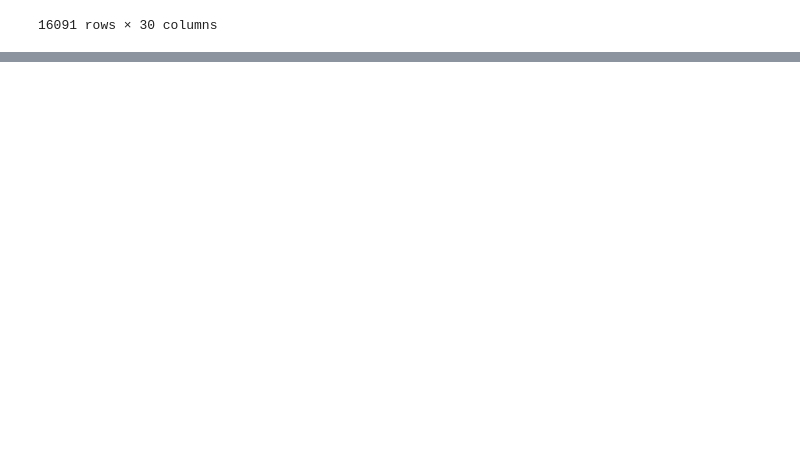
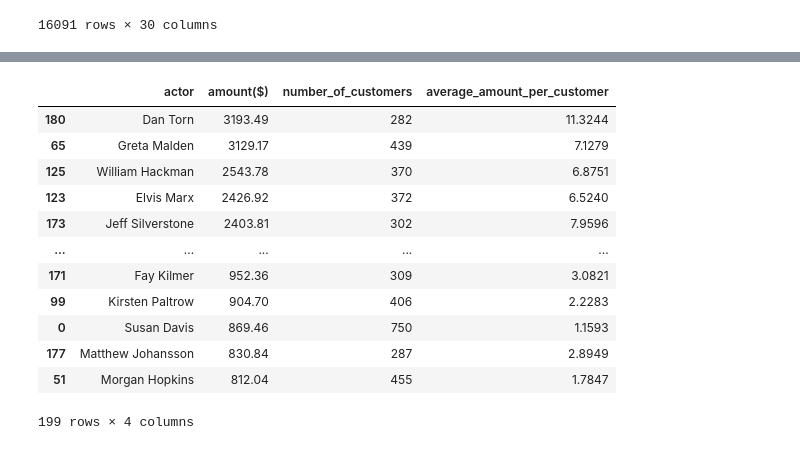
Before and after one commit to vick998/Banzae-py, a Jupyter notebook: Top5s.ipynb, the cells around one changed output, grey strips where cells are left out. Cells and saved outputs as stored; diff of their text form; code cells hidden in the pictures; blank space fills up the shorter version.

```diff
--- a/Top5s.ipynb
+++ b/Top5s.ipynb
@@ -194,3 +209,7 @@ m3_4
 | 16089 | 1000 | Zorro Ark | A Intrepid Panorama of a Mad Scie... | 2006 | 1 | 3 | 4.99 | 50 | ... |
 | 16090 | 1000 | Zorro Ark | A Intrepid Panorama of a Mad Scie... | 2006 | 1 | 3 | 4.99 | 50 | ... |
 16091 rows × 30 columns
+# %%
+m1['actor_name'] = m1.first_name + " " + m1.last_name
+m1 = m1.drop(columns = ['first_name', 'last_name'])
+m1
@@ -196,0 +230,34 @@ m3_4
+# %%
+master1 = m1.copy()
+master1 = master1.drop(columns = ['description','release_year','language_id','rental_duration','rental_rate','length','replacement_cost','rating'])
+master1 = master1.drop(columns = ['special_features','fulltext','inventory_id','store_id','rental_id','rental_date','return_date','staff_id'])
+master1 = master1.dropna(axis=0)
+m1s1 = master1.actor_name.value_counts()
+m1s2 = master1.groupby('actor_name')['amount'].sum()
+m1s3 = pd.Series(data = (m1s2.values/m1s1.values), index=m1s1.index)
+m1s4d = list()
+for i in m1s3.values:
+    m1s4d.append(round(i,4))
+m1s4 = pd.Series(data = m1s4d, index=m1s1.index)
+d1f = {
+    'actor' : m1s1.index,
+    'amount($)' : m1s2.values,
+    'number_of_customers' : m1s1.values,
+    'average_amount_per_customer' : m1s4.values
+}
+master1f = pd.DataFrame(data=d1f)
+master1f.sort_values('amount($)',ascending=False)
+# %% [output]
+|  | actor | amount($) | number_of_customers | average_amount_per_customer |
+| 180 | Dan Torn | 3193.49 | 282 | 11.3244 |
+| 65 | Greta Malden | 3129.17 | 439 | 7.1279 |
+| 125 | William Hackman | 2543.78 | 370 | 6.8751 |
+| 123 | Elvis Marx | 2426.92 | 372 | 6.5240 |
+| 173 | Jeff Silverstone | 2403.81 | 302 | 7.9596 |
+| ... | ... | ... | ... | ... |
+| 171 | Fay Kilmer | 952.36 | 309 | 3.0821 |
+| 99 | Kirsten Paltrow | 904.70 | 406 | 2.2283 |
+| 0 | Susan Davis | 869.46 | 750 | 1.1593 |
+| 177 | Matthew Johansson | 830.84 | 287 | 2.8949 |
+| 51 | Morgan Hopkins | 812.04 | 455 | 1.7847 |
+199 rows × 4 columns
```
Also changed, not shown: parts of 2 cells of this notebook.
